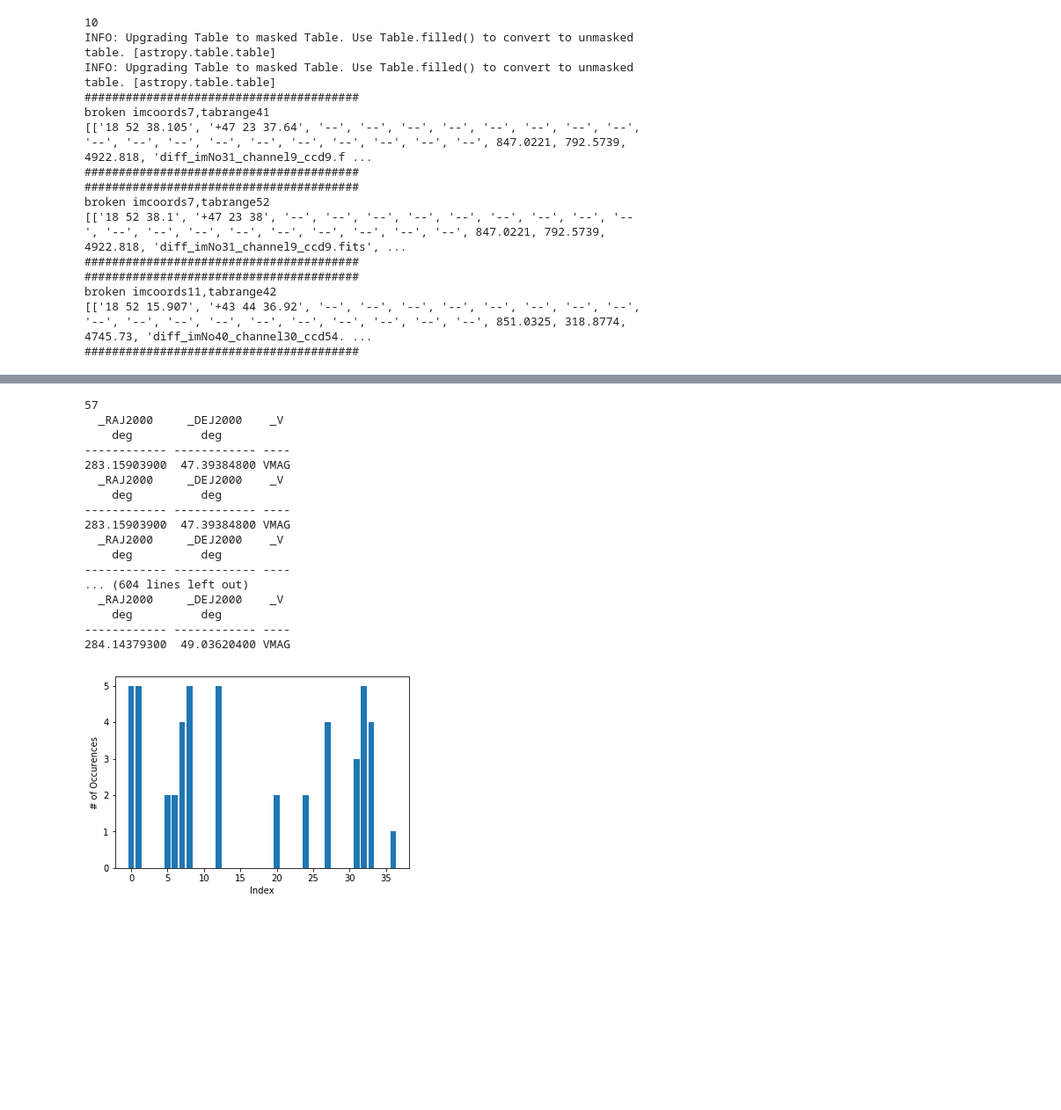
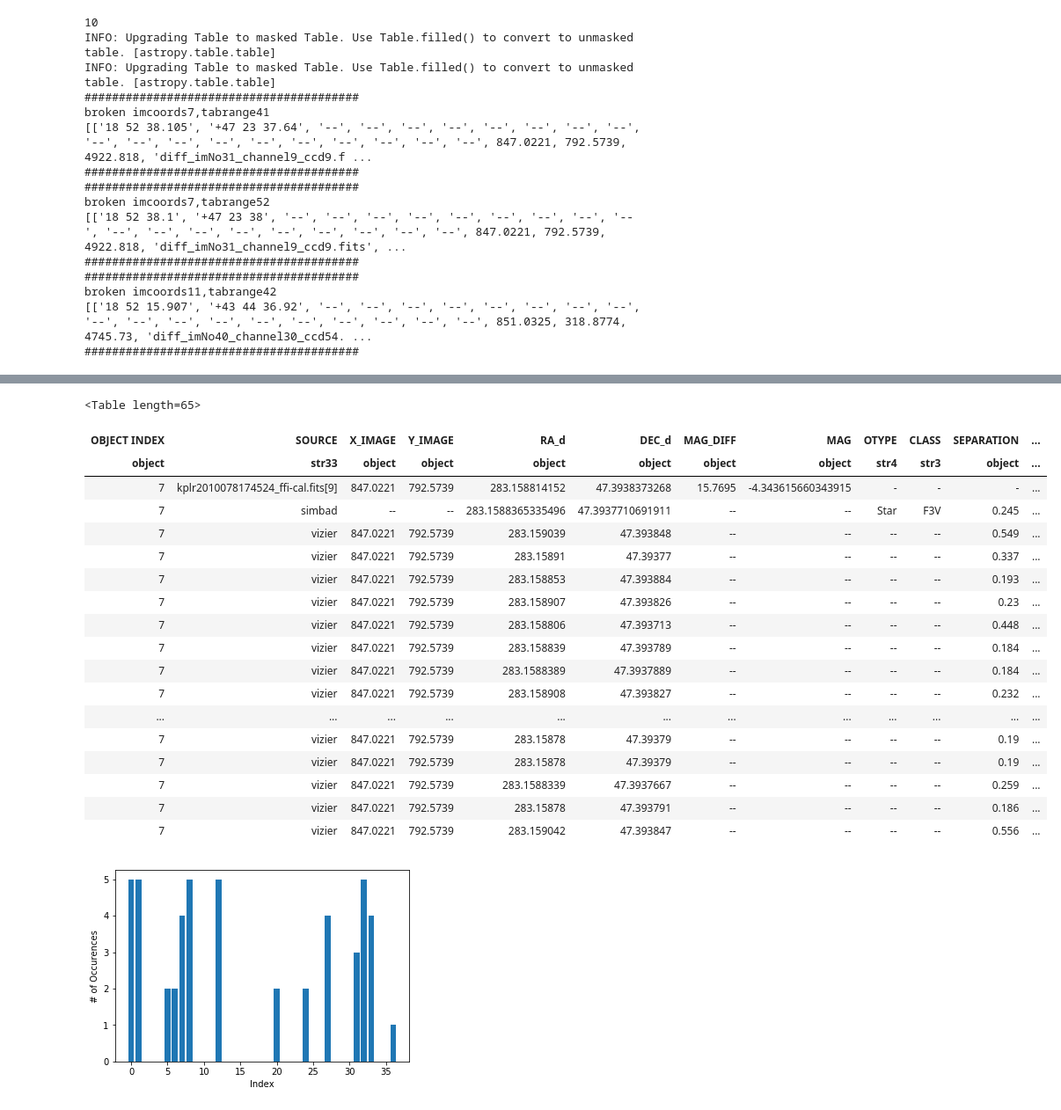
Before and after one commit to mj1e16lsst/keplerPhotometry, a Jupyter notebook: bigTable.ipynb, the cells around one changed output, grey strips where cells are left out. Shown at 88% size. Cells and saved outputs as stored; diff of their text form; code cells hidden in the pictures; blank space fills up the shorter version.

```diff
--- a/bigTable.ipynb
+++ b/bigTable.ipynb
@@ -535,0 +608,4 @@ simbadSearch
+# %%
+df  = bigtab.to_pandas()
+df2 = df[df['SOURCE'] == 'simbad']
+df2
@@ -536,22 +652,25 @@ simbadSearch
+# %%
+newtab = Table.from_pandas(df)
+newtab
+# %% [output]
+<Table length=65>
+| OBJECT INDEX | SOURCE | X_IMAGE | Y_IMAGE | RA_d | DEC_d | MAG_DIFF | MAG | OTYPE | CLASS | SEPARATION | ... |
+| object | str33 | object | object | object | object | object | object | str4 | str3 | object | ... |
+| 7 | kplr2010078174524_ffi-cal.fits[9] | 847.0221 | 792.5739 | 283.158814152 | 47.3938373268 | 15.7695 | -4.343615660343915 | - | - | - | ... |
+| 7 | simbad | -- | -- | 283.1588365335496 | 47.3937710691911 | -- | -- | Star | F3V | 0.245 | ... |
+| 7 | vizier | 847.0221 | 792.5739 | 283.159039 | 47.393848 | -- | -- | -- | -- | 0.549 | ... |
+| 7 | vizier | 847.0221 | 792.5739 | 283.15891 | 47.39377 | -- | -- | -- | -- | 0.337 | ... |
+| 7 | vizier | 847.0221 | 792.5739 | 283.158853 | 47.393884 | -- | -- | -- | -- | 0.193 | ... |
+| 7 | vizier | 847.0221 | 792.5739 | 283.158907 | 47.393826 | -- | -- | -- | -- | 0.23 | ... |
+| 7 | vizier | 847.0221 | 792.5739 | 283.158806 | 47.393713 | -- | -- | -- | -- | 0.448 | ... |
+| 7 | vizier | 847.0221 | 792.5739 | 283.158839 | 47.393789 | -- | -- | -- | -- | 0.184 | ... |
+| 7 | vizier | 847.0221 | 792.5739 | 283.1588389 | 47.3937889 | -- | -- | -- | -- | 0.184 | ... |
+| 7 | vizier | 847.0221 | 792.5739 | 283.158908 | 47.393827 | -- | -- | -- | -- | 0.232 | ... |
+| ... | ... | ... | ... | ... | ... | ... | ... | ... | ... | ... | ... |
+| 7 | vizier | 847.0221 | 792.5739 | 283.15878 | 47.39379 | -- | -- | -- | -- | 0.19 | ... |
+| 7 | vizier | 847.0221 | 792.5739 | 283.15878 | 47.39379 | -- | -- | -- | -- | 0.19 | ... |
+| 7 | vizier | 847.0221 | 792.5739 | 283.1588339 | 47.3937667 | -- | -- | -- | -- | 0.259 | ... |
+| 7 | vizier | 847.0221 | 792.5739 | 283.15878 | 47.393791 | -- | -- | -- | -- | 0.186 | ... |
+| 7 | vizier | 847.0221 | 792.5739 | 283.159042 | 47.393847 | -- | -- | -- | -- | 0.556 | ... |
 # %%
 otherGaiaTab = ascii.read('/home/mj1e16/outTablesImproved/fullMatches.csv')
-# %%
-vizierSearch = queryObjectRegionVizier(otherGaiaTab,searchRadius=2*u.arcsecond)
-# %% [output]
-57
-  _RAJ2000     _DEJ2000    _V
-    deg          deg
------------- ------------ ----
-283.15903900  47.39384800 VMAG
-  _RAJ2000     _DEJ2000    _V
-    deg          deg
------------- ------------ ----
-283.15903900  47.39384800 VMAG
-  _RAJ2000     _DEJ2000    _V
-    deg          deg
------------- ------------ ----
-... (604 lines left out)
-  _RAJ2000     _DEJ2000    _V
-    deg          deg
------------- ------------ ----
-284.14379300  49.03620400 VMAG
```
Also changed, not shown: parts of 32 cells of this notebook, 3 other files.
